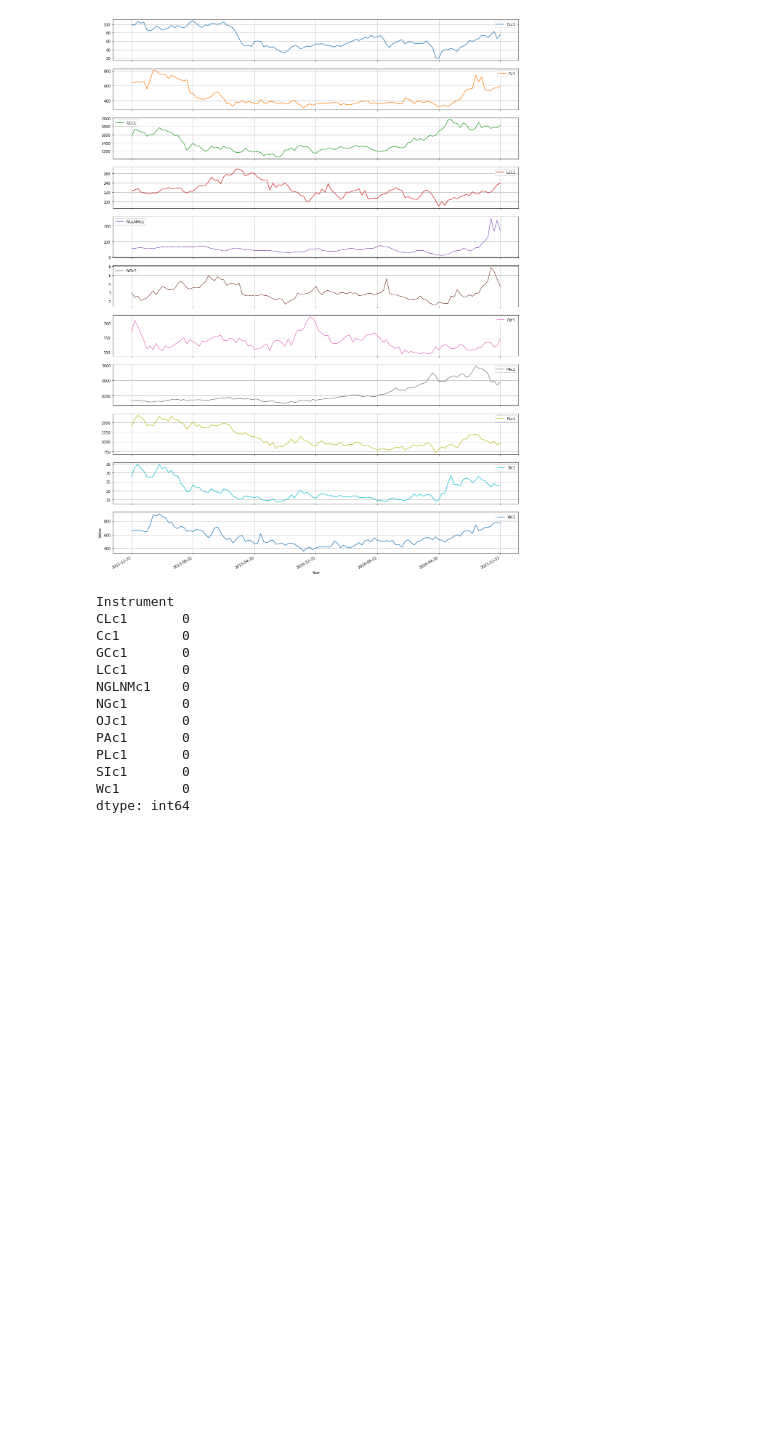
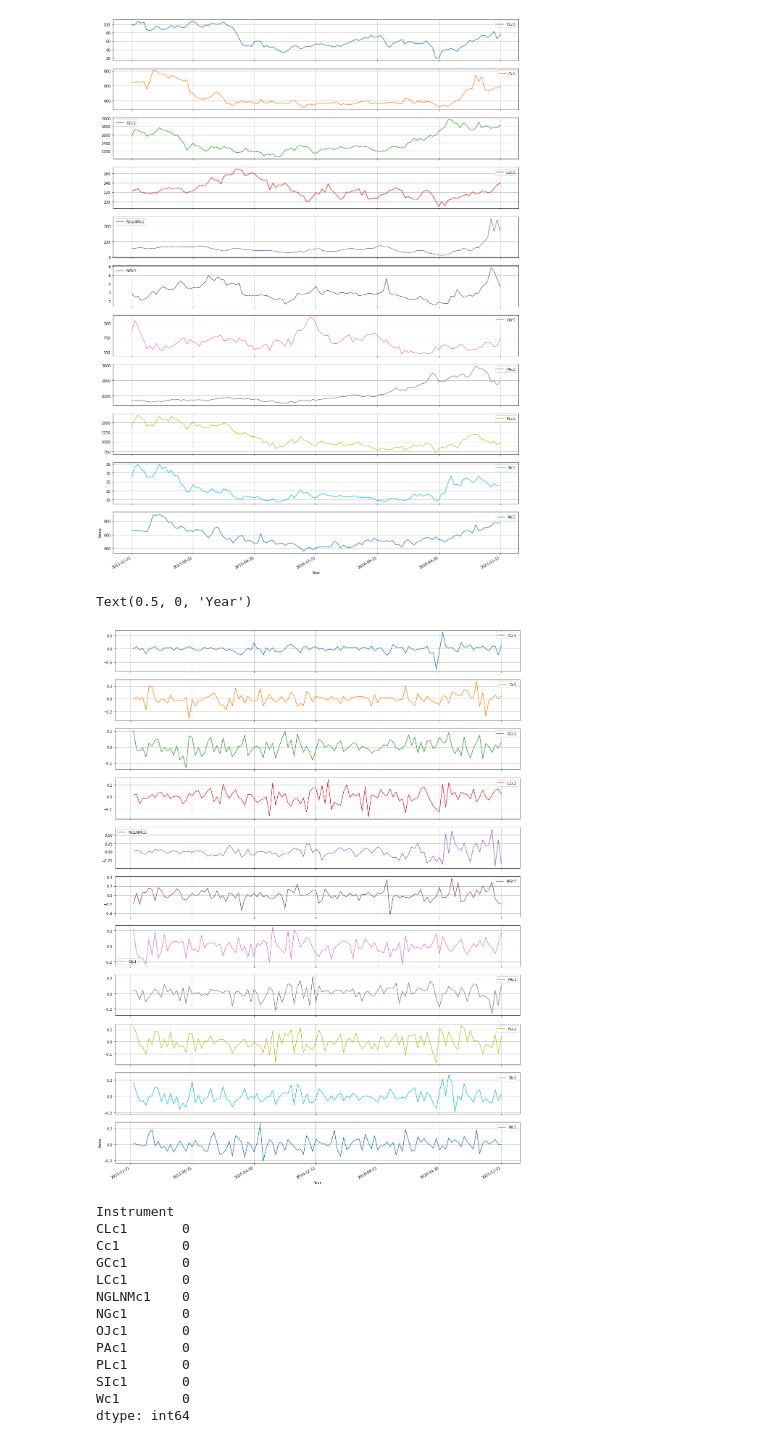
Before and after one commit to Liomat97/AQM, a Jupyter notebook: 2 Data Statistics.ipynb, the cells around one changed output. Drawn from its saved outputs; the diff is of its cells as text; code cells hidden in the pictures; blank space fills up the shorter version.

```diff
--- a/2 Data Statistics.ipynb
+++ b/2 Data Statistics.ipynb
@@ -188,6 +188,18 @@ plt.xlabel('Year')
 plt.savefig('Grafiken\Futures Line-Charts', dpi=800)
 # %% [output]
 [figure]
+# %%
+futures_raw_return_pivot.plot(kind = 'line',
+                           legend = True,
+                           subplots=True,
+                           grid = True,
+                           figsize = (20,30)
+                           )
+plt.ylabel('Value')
+plt.xlabel('Year')
+# %% [output]
+Text(0.5, 0, 'Year')
+[figure, added]
 # %%
 futures_raw_close_pivot.isna().sum()
 # %% [output]
```
Also changed, not shown: parts of 27 cells of this notebook, 16 other files.
